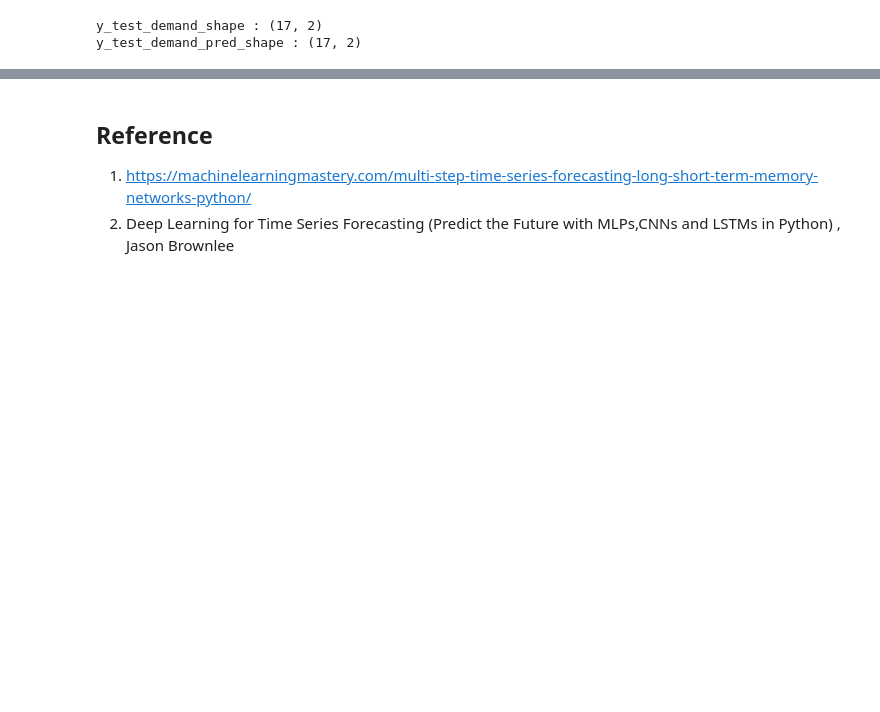
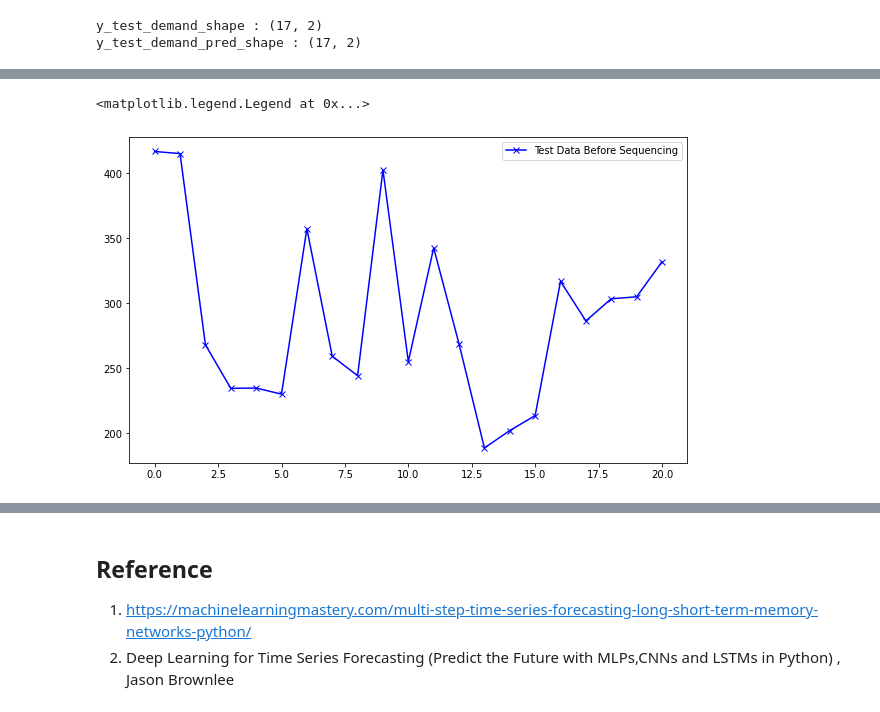
Before and after one commit to CertifaiAI/time-series-labs, a Jupyter notebook: notebook/Multivariate Input -Univariate Output-MultiStep.ipynb, the cells around one changed output, grey strips where cells are left out. Cells and saved outputs as stored; diff of their text form; code cells hidden in the pictures; blank space fills up the shorter version.

```diff
--- a/notebook/Multivariate Input -Univariate Output-MultiStep.ipynb
+++ b/notebook/Multivariate Input -Univariate Output-MultiStep.ipynb
@@ -598,0 +610,8 @@ for time in range(17):
+# %%
+# Plot Original Test Data
+plt.figure(figsize=(10,6))
+plt.plot(test_data_demand[:,-1],marker='x',color="blue",label="Test Data Before Sequencing")
+plt.legend()
+# %% [output]
+<matplotlib.legend.Legend at 0x...>
+[figure, added]
```
Also changed, not shown: parts of 9 cells of this notebook.
